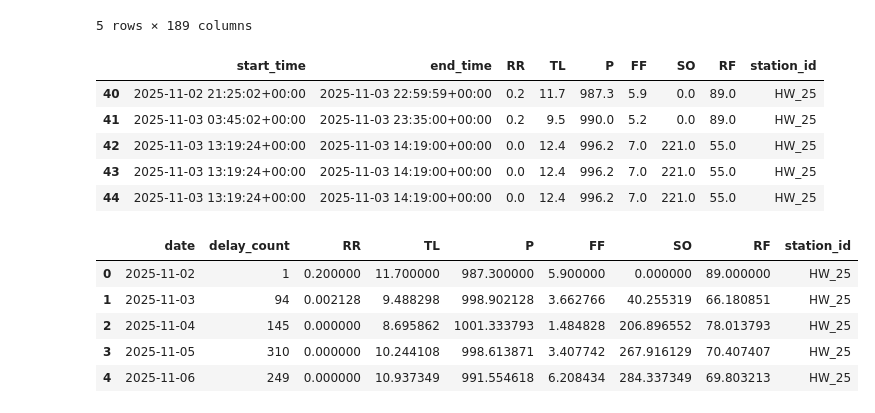
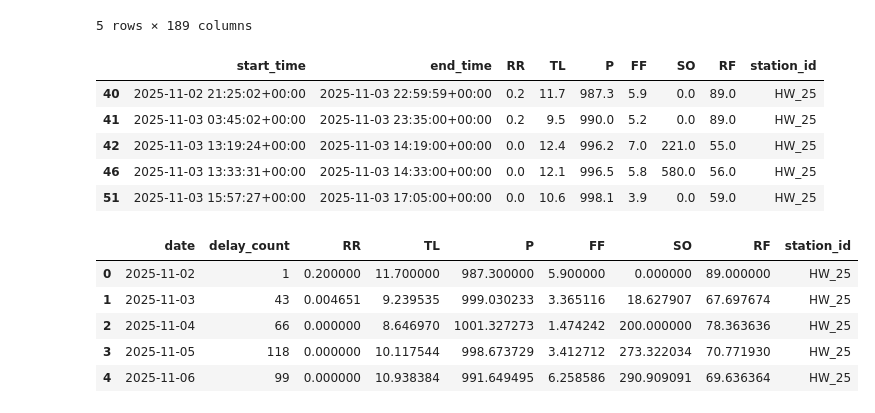
Before and after one commit to LisaMayr/WeatherAndDelay, a Jupyter notebook: notebooks/merge_wienerlinien_hw25.ipynb, the cells around one changed output. Cells and saved outputs as stored; diff of their text form; code cells hidden in the pictures.

```diff
--- a/notebooks/merge_wienerlinien_hw25.ipynb
+++ b/notebooks/merge_wienerlinien_hw25.ipynb
@@ -170,6 +170,15 @@ cleaned = merged.copy()
 cleaned["start_time"] = _to_timestamp(cleaned[start_col])
 cleaned["end_time"] = _to_timestamp(cleaned[end_col])
 
+same_time = (
+    cleaned["start_time"].notna()
+    & cleaned["end_time"].notna()
+    & (cleaned["start_time"] == cleaned["end_time"])
+)
+cleaned = cleaned[~same_time]
+cleaned = cleaned.sort_values(["start_time", "end_time"])
+cleaned = cleaned.drop_duplicates(subset=["start_time", "end_time"], keep="first")
+
 for col in WEATHER_COLS:
     if col != "station_id":
         cleaned[col] = pd.to_numeric(cleaned[col], errors="coerce")
@@ -184,35 +193,38 @@ cleaned.head()
 | 40 | 2025-11-02 21:25:02+00:00 | 2025-11-03 22:59:59+00:00 | 0.2 | 11.7 | 987.3 | 5.9 | 0.0 | 89.0 | HW_25 |
 | 41 | 2025-11-03 03:45:02+00:00 | 2025-11-03 23:35:00+00:00 | 0.2 | 9.5 | 990.0 | 5.2 | 0.0 | 89.0 | HW_25 |
 | 42 | 2025-11-03 13:19:24+00:00 | 2025-11-03 14:19:00+00:00 | 0.0 | 12.4 | 996.2 | 7.0 | 221.0 | 55.0 | HW_25 |
-| 43 | 2025-11-03 13:19:24+00:00 | 2025-11-03 14:19:00+00:00 | 0.0 | 12.4 | 996.2 | 7.0 | 221.0 | 55.0 | HW_25 |
-| 44 | 2025-11-03 13:19:24+00:00 | 2025-11-03 14:19:00+00:00 | 0.0 | 12.4 | 996.2 | 7.0 | 221.0 | 55.0 | HW_25 |
+| 46 | 2025-11-03 13:33:31+00:00 | 2025-11-03 14:33:00+00:00 | 0.0 | 12.1 | 996.5 | 5.8 | 580.0 | 56.0 | HW_25 |
+| 51 | 2025-11-03 15:57:27+00:00 | 2025-11-03 17:05:00+00:00 | 0.0 | 10.6 | 998.1 | 3.9 | 0.0 | 59.0 | HW_25 |
 # %%
 # Daily delay summary with weather at delay times
-numeric_weather_cols = [c for c in WEATHER_COLS if c != "station_id"]
+TARGET_WEATHER_COLS = ["RR", "TL", "P", "FF", "SO", "S0", "RF"]
+weather_cols_for_avg = [c for c in TARGET_WEATHER_COLS if c in cleaned.columns]
+if not weather_cols_for_avg:
+    raise ValueError("No target weather columns found for daily averages.")
 
 agg_map = {"delay_count": ("start_time", "size")}
-for col in numeric_weather_cols:
+for col in weather_cols_for_avg:
     agg_map[col] = (col, "mean")
-if "station_id" in WEATHER_COLS:
+if "station_id" in cleaned.columns:
     agg_map["station_id"] = ("station_id", "first")
 
 daily_summary = (
     cleaned
     .dropna(subset=["start_time"])
     .assign(date=lambda df: df["start_time"].dt.date)
     .groupby("date", as_index=False)
     .agg(**agg_map)
 )
 
 daily_summary["date"] = pd.to_datetime(daily_summary["date"])
 daily_summary.head()
 # %% [output]
 |  | date | delay_count | RR | TL | P | FF | SO | RF | station_id |
 | 0 | 2025-11-02 | 1 | 0.200000 | 11.700000 | 987.300000 | 5.900000 | 0.000000 | 89.000000 | HW_25 |
-| 1 | 2025-11-03 | 94 | 0.002128 | 9.488298 | 998.902128 | 3.662766 | 40.255319 | 66.180851 | HW_25 |
-| 2 | 2025-11-04 | 145 | 0.000000 | 8.695862 | 1001.333793 | 1.484828 | 206.896552 | 78.013793 | HW_25 |
-| 3 | 2025-11-05 | 310 | 0.000000 | 10.244108 | 998.613871 | 3.407742 | 267.916129 | 70.407407 | HW_25 |
-| 4 | 2025-11-06 | 249 | 0.000000 | 10.937349 | 991.554618 | 6.208434 | 284.337349 | 69.803213 | HW_25 |
+| 1 | 2025-11-03 | 43 | 0.004651 | 9.239535 | 999.030233 | 3.365116 | 18.627907 | 67.697674 | HW_25 |
+| 2 | 2025-11-04 | 66 | 0.000000 | 8.646970 | 1001.327273 | 1.474242 | 200.000000 | 78.363636 | HW_25 |
+| 3 | 2025-11-05 | 118 | 0.000000 | 10.117544 | 998.673729 | 3.412712 | 273.322034 | 70.771930 | HW_25 |
+| 4 | 2025-11-06 | 99 | 0.000000 | 10.938384 | 991.649495 | 6.258586 | 290.909091 | 69.636364 | HW_25 |
 # %%
 # Clear output collections in MongoDB if you want to rerun inserts
 import os
```
Also changed, not shown: parts of 2 cells of this notebook, 26 other files.
